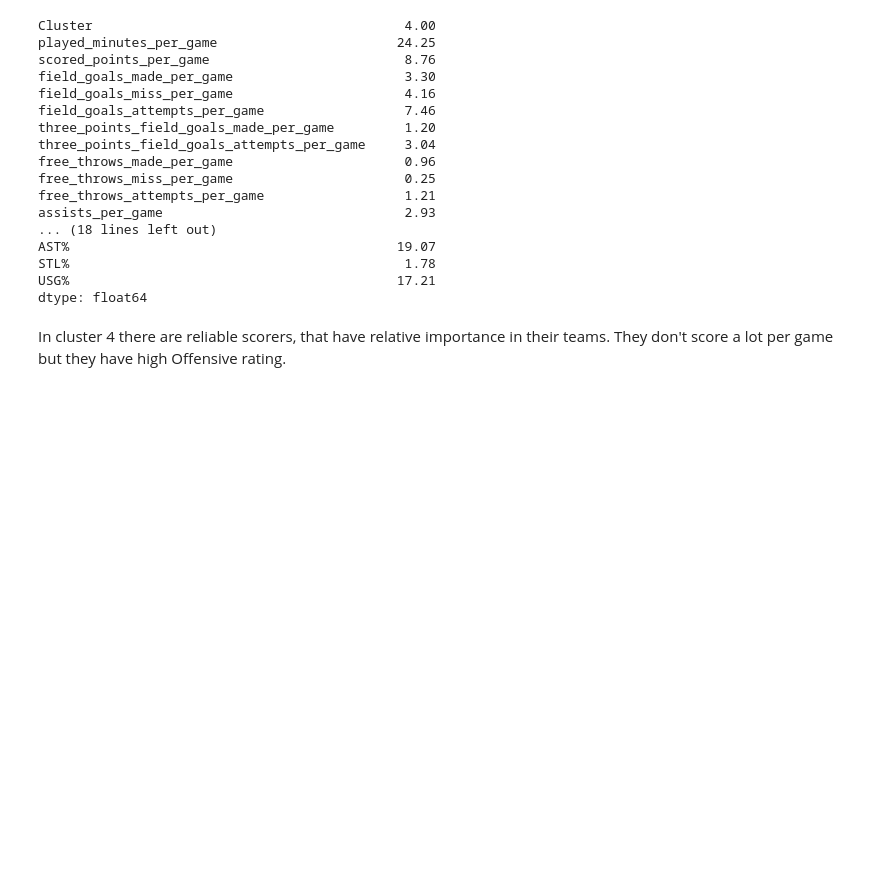
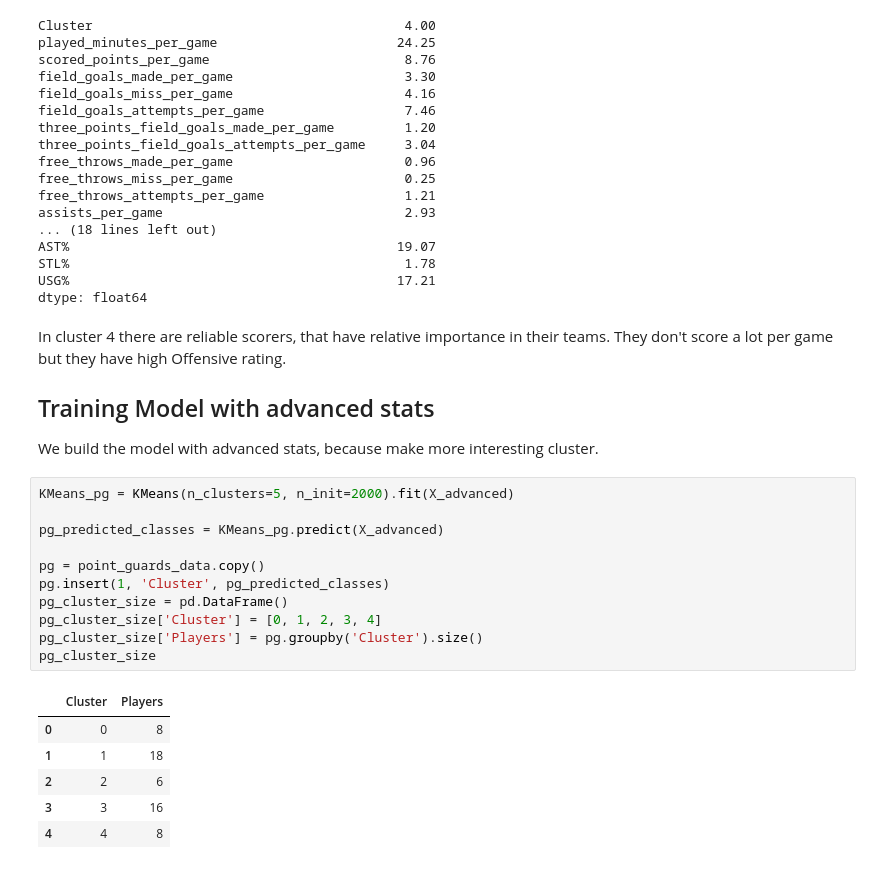
Before and after one commit to JoseRuizCasado/NBAPlayersClustering, a Jupyter notebook: PGClustering.ipynb, the cells around one changed output. Saved outputs shown, nothing was run; the diff lists cells and outputs as text; blank space fills up the shorter version.

Commit message:
Models added.

```diff
--- a/PGClustering.ipynb
+++ b/PGClustering.ipynb
@@ -946,3 +887,24 @@ dtype: float64
 # %% [markdown]
 In cluster 4 there are reliable scorers, that have relative importance in their teams. They don't score a lot per game
 but they have high Offensive rating.
+
+## Training Model with advanced stats
+We build the model with advanced stats, because make more interesting cluster.
+# %%
+KMeans_pg = KMeans(n_clusters=5, n_init=2000).fit(X_advanced)
+
+pg_predicted_classes = KMeans_pg.predict(X_advanced)
+
+pg = point_guards_data.copy()
+pg.insert(1, 'Cluster', pg_predicted_classes)
+pg_cluster_size = pd.DataFrame()
+pg_cluster_size['Cluster'] = [0, 1, 2, 3, 4]
+pg_cluster_size['Players'] = pg.groupby('Cluster').size()
+pg_cluster_size
+# %% [output]
+|  | Cluster | Players |
+| 0 | 0 | 8 |
+| 1 | 1 | 18 |
+| 2 | 2 | 6 |
+| 3 | 3 | 16 |
+| 4 | 4 | 8 |
```
Also changed, not shown: parts of 11 cells of this notebook, 30 other files.
